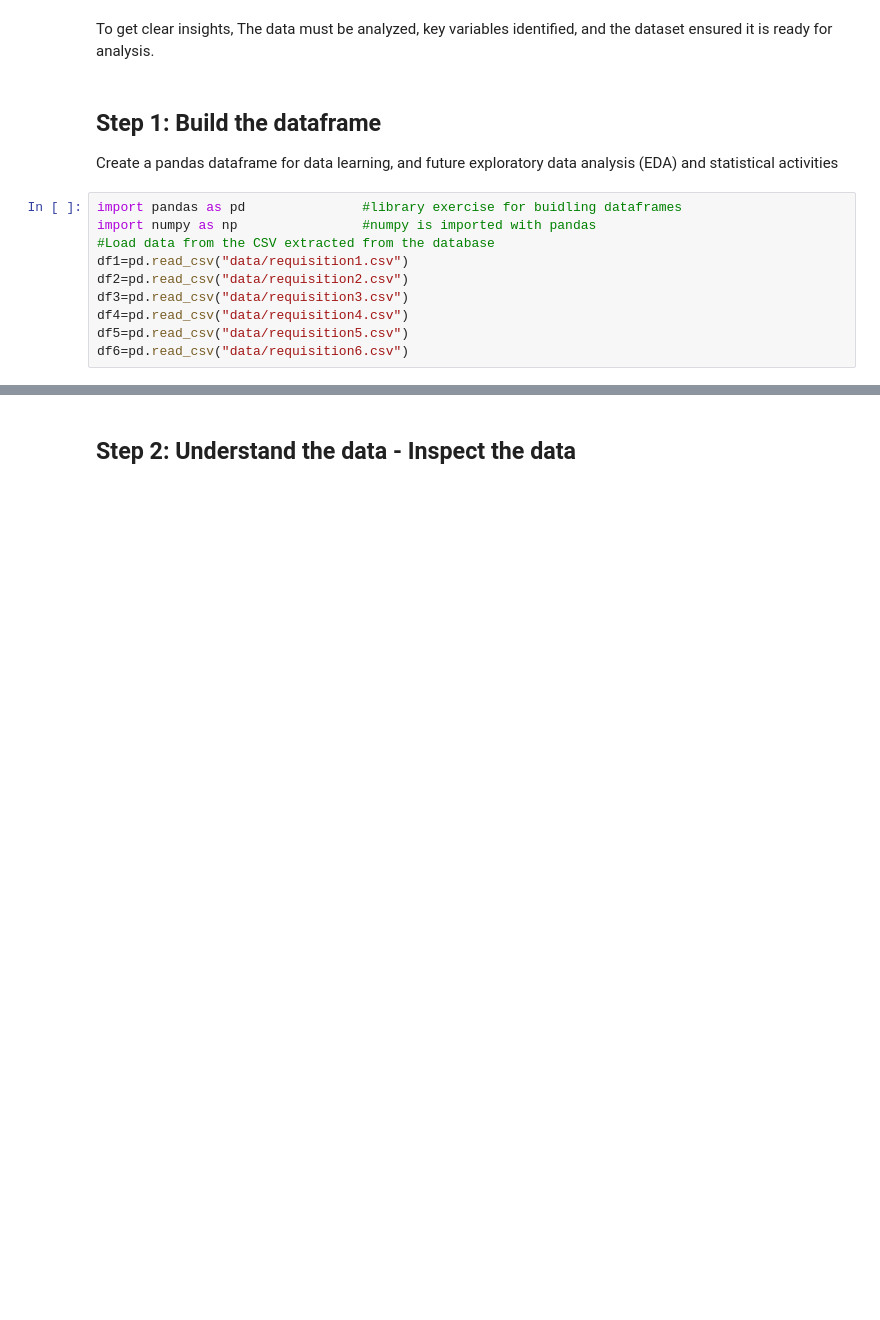
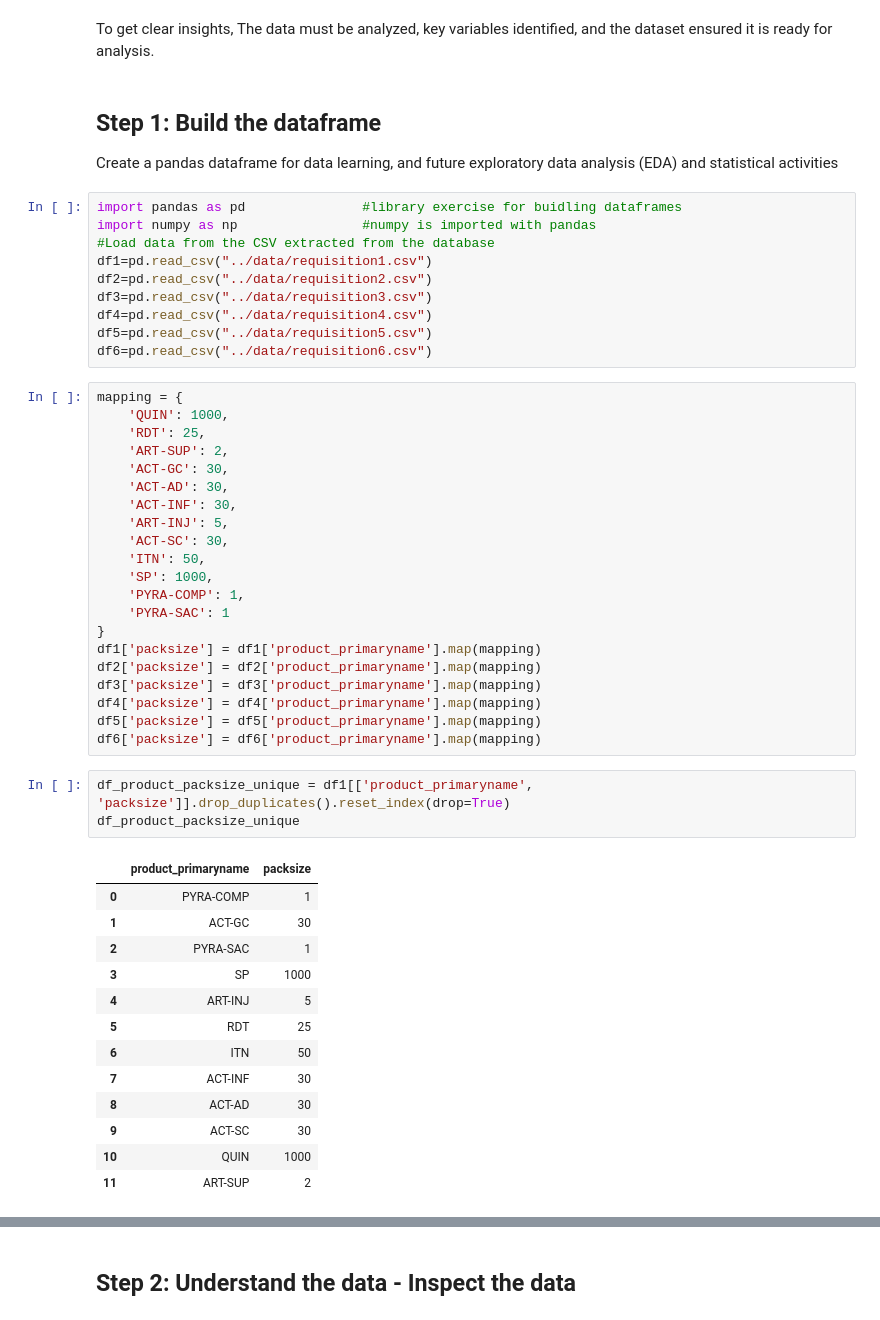
Before and after one commit to gerard-bisama/data-analytics-project, a Jupyter notebook: data_cleaning/Data Preparation.ipynb, the cells around one changed output, grey strips where cells are left out. Saved outputs shown, nothing was run; the diff lists cells and outputs as text; blank space fills up the shorter version.

```diff
--- a/data_cleaning/Data Preparation.ipynb
+++ b/data_cleaning/Data Preparation.ipynb
@@ -9,9 +9,47 @@ Create a pandas dataframe for data learning, and future exploratory data analysi
 import pandas as pd               #library exercise for buidling dataframes
 import numpy as np                #numpy is imported with pandas
 #Load data from the CSV extracted from the database
-df1=pd.read_csv("data/requisition1.csv")
-df2=pd.read_csv("data/requisition2.csv")
-df3=pd.read_csv("data/requisition3.csv")
-df4=pd.read_csv("data/requisition4.csv")
-df5=pd.read_csv("data/requisition5.csv")
-df6=pd.read_csv("data/requisition6.csv")
+df1=pd.read_csv("../data/requisition1.csv")
+df2=pd.read_csv("../data/requisition2.csv")
+df3=pd.read_csv("../data/requisition3.csv")
+df4=pd.read_csv("../data/requisition4.csv")
+df5=pd.read_csv("../data/requisition5.csv")
+df6=pd.read_csv("../data/requisition6.csv")
+# %%
+mapping = {
+    'QUIN': 1000,
+    'RDT': 25,
+    'ART-SUP': 2,
+    'ACT-GC': 30,
+    'ACT-AD': 30,
+    'ACT-INF': 30,
+    'ART-INJ': 5,
+    'ACT-SC': 30,
+    'ITN': 50,
+    'SP': 1000,
+    'PYRA-COMP': 1,
+    'PYRA-SAC': 1
+}
+df1['packsize'] = df1['product_primaryname'].map(mapping)
+df2['packsize'] = df2['product_primaryname'].map(mapping)
+df3['packsize'] = df3['product_primaryname'].map(mapping)
+df4['packsize'] = df4['product_primaryname'].map(mapping)
+df5['packsize'] = df5['product_primaryname'].map(mapping)
+df6['packsize'] = df6['product_primaryname'].map(mapping)
+# %%
+df_product_packsize_unique = df1[['product_primaryname', 'packsize']].drop_duplicates().reset_index(drop=True)
+df_product_packsize_unique
+# %% [output]
+|  | product_primaryname | packsize |
+| 0 | PYRA-COMP | 1 |
+| 1 | ACT-GC | 30 |
+| 2 | PYRA-SAC | 1 |
+| 3 | SP | 1000 |
+| 4 | ART-INJ | 5 |
+| 5 | RDT | 25 |
+| 6 | ITN | 50 |
+| 7 | ACT-INF | 30 |
+| 8 | ACT-AD | 30 |
+| 9 | ACT-SC | 30 |
+| 10 | QUIN | 1000 |
+| 11 | ART-SUP | 2 |
```
Also changed, not shown: parts of 15 cells of this notebook, 2 other files.
